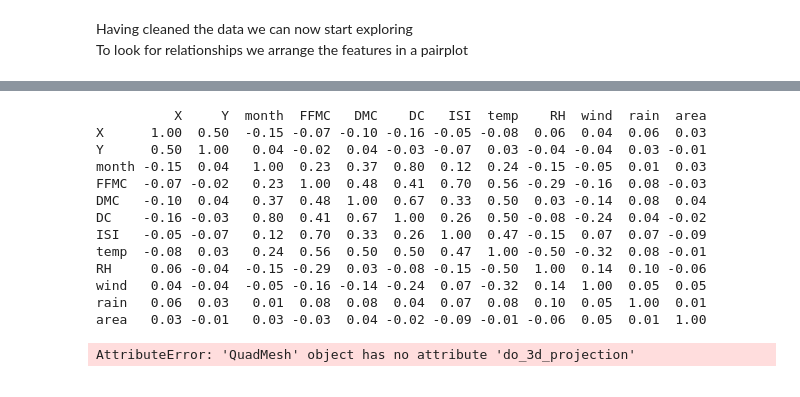
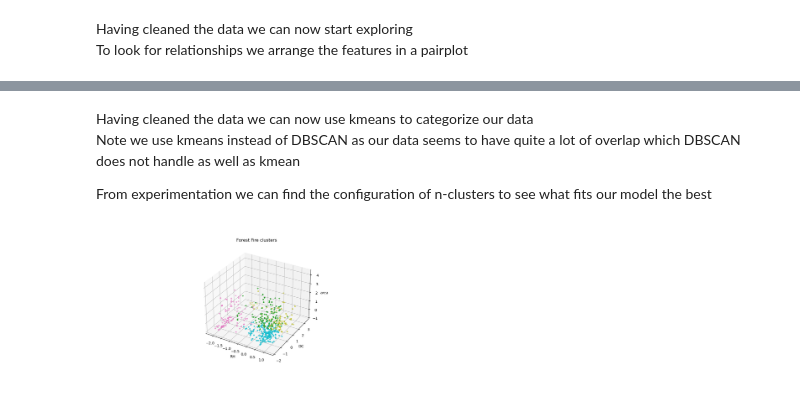
Before and after one commit to Thormol/MachineLearning, a Jupyter notebook: Assignment1/mark_data_exploration.ipynb, the cells around one changed output, grey strips where cells are left out. Saved outputs shown, nothing was run; the diff lists cells and outputs as text; code cells hidden in the pictures.

Commit message:
clustering finished

```diff
--- a/Assignment1/mark_data_exploration.ipynb
+++ b/Assignment1/mark_data_exploration.ipynb
@@ -323,27 +250,0 @@ ModuleNotFoundError: No module named 'ipympl'
-# %%
-_scaled = X_scaled[X_scaled['area'] != 0]
-#sns.heatmap(X_scaled.corr().round(decimals=2),annot=True)
-
-
-df_test = df[df['area'] != 0].replace(months)
-df_test['area'] = np.log(df_test['area']+1)
-corr_matrix = df_test.corr().round(decimals =2)
-print(corr_matrix)
-sns.heatmap(df_test.corr().round(decimals = 2), annot = True)
-
-display(df_test)
-# %% [output]
-          X     Y  month  FFMC   DMC    DC   ISI  temp    RH  wind  rain  area
-X      1.00  0.50  -0.15 -0.07 -0.10 -0.16 -0.05 -0.08  0.06  0.04  0.06  0.03
-Y      0.50  1.00   0.04 -0.02  0.04 -0.03 -0.07  0.03 -0.04 -0.04  0.03 -0.01
-month -0.15  0.04   1.00  0.23  0.37  0.80  0.12  0.24 -0.15 -0.05  0.01  0.03
-FFMC  -0.07 -0.02   0.23  1.00  0.48  0.41  0.70  0.56 -0.29 -0.16  0.08 -0.03
-DMC   -0.10  0.04   0.37  0.48  1.00  0.67  0.33  0.50  0.03 -0.14  0.08  0.04
-DC    -0.16 -0.03   0.80  0.41  0.67  1.00  0.26  0.50 -0.08 -0.24  0.04 -0.02
-ISI   -0.05 -0.07   0.12  0.70  0.33  0.26  1.00  0.47 -0.15  0.07  0.07 -0.09
-temp  -0.08  0.03   0.24  0.56  0.50  0.50  0.47  1.00 -0.50 -0.32  0.08 -0.01
-RH     0.06 -0.04  -0.15 -0.29  0.03 -0.08 -0.15 -0.50  1.00  0.14  0.10 -0.06
-wind   0.04 -0.04  -0.05 -0.16 -0.14 -0.24  0.07 -0.32  0.14  1.00  0.05  0.05
-rain   0.06  0.03   0.01  0.08  0.08  0.04  0.07  0.08  0.10  0.05  1.00  0.01
-area   0.03 -0.01   0.03 -0.03  0.04 -0.02 -0.09 -0.01 -0.06  0.05  0.01  1.00
-AttributeError: 'QuadMesh' object has no attribute 'do_3d_projection'
@@ -362,0 +251,37 @@ df_1 = X
+# %% [markdown]
+Having cleaned the data we can now use kmeans to categorize our data <br>
+Note we use kmeans instead of DBSCAN as our data seems to have quite a lot of overlap which DBSCAN does not handle as well as kmean <br>
+
+From experimentation we can find the configuration of n-clusters to see what fits our model the best
+# %%
+from sklearn.cluster import KMeans
+from sklearn.cluster import KMeans
+from mpl_toolkits.mplot3d import Axes3D
+import ipympl
+
+X_scaled = X_scaled_StdSc.copy()
+
+#Defining our model
+kmeans = KMeans(
+    init="random",
+    n_clusters=4,
+    n_init=10,
+    max_iter=800,
+    random_state=0)
+
+#Assigning colors for our 3D plot
+colors = ['tab:cyan', 'tab:olive', 'tab:green', 'tab:pink', 'tab:brown', 'tab:purple', 'tab:red', 'tab:green']
+
+#predicting categories and plotting 3D model
+X_scaled['cluster'] = kmeans.fit_predict(X_scaled)
+X_scaled['c'] = X_scaled.cluster.map({0:colors[0], 1:colors[1], 2:colors[2], 3:colors[3], 4:colors[4], 5:colors[5], 6:colors[6]})
+fig = plt.figure(figsize=(26,6))
+ax = fig.add_subplot(131, projection='3d')
+ax.scatter(X_scaled.RH, X_scaled.DC, X_scaled.area, c = X_scaled.c, s=10)
+ax.set_xlabel('RH')
+ax.set_ylabel('DC')
+ax.set_zlabel('area')
+ax.set_title("Forest Fire clusters")
+plt.show()
+# %% [output]
+[figure, added]
```
Also changed, not shown: parts of 11 cells of this notebook.
